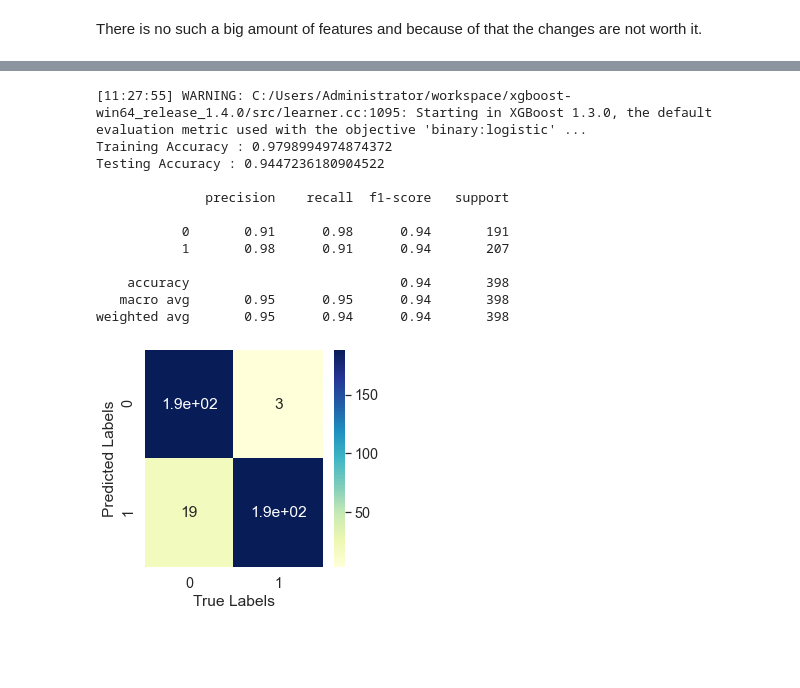
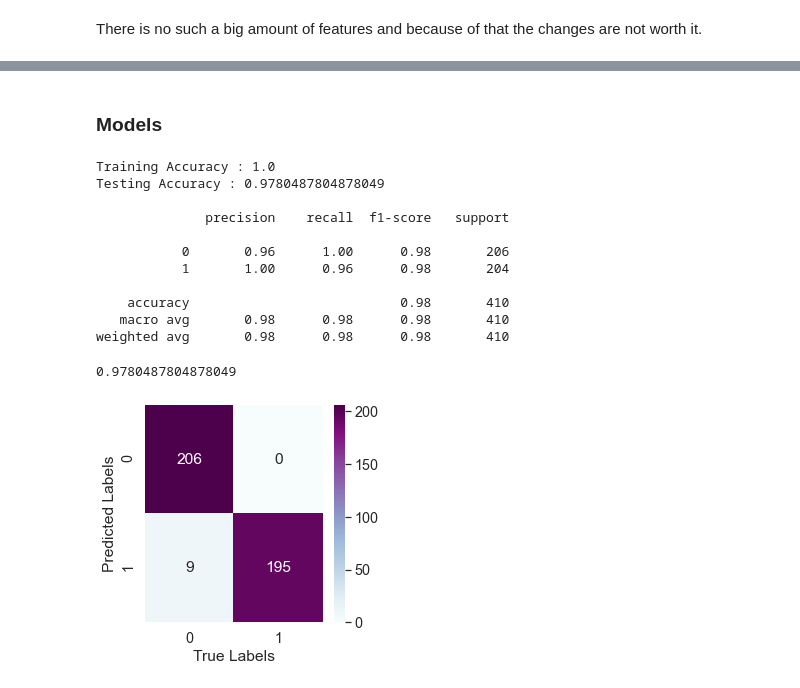
Before and after one commit to Esther-Bi/Data-Simulation-Semester-B-2021-Final-Project, a Jupyter notebook: Notebook 1 - Classification Heart Disease - Semester B.ipynb, the cells around one changed output, grey strips where cells are left out. Cells and saved outputs as stored; diff of their text form; code cells hidden in the pictures; blank space fills up the shorter version.

Commit message:
N1 - models

```diff
--- a/Notebook 1 - Classification Heart Disease - Semester B.ipynb
+++ b/Notebook 1 - Classification Heart Disease - Semester B.ipynb
@@ -686,16 +630,38 @@ weighted avg       0.99      0.99      0.99       398
-# %%
-HetmapAndConf(vr , X_train , y_train , X_test, y_test)
-# %% [output]
-[11:27:55] WARNING: C:/Users/Administrator/workspace/xgboost-win64_release_1.4.0/src/learner.cc:1095: Starting in XGBoost 1.3.0, the default evaluation metric used with the objective 'binary:logistic' ...
-Training Accuracy : 0.9798994974874372
-Testing Accuracy : 0.9447236180904522
-
-              precision    recall  f1-score   support
-
-           0       0.91      0.98      0.94       191
-           1       0.98      0.91      0.94       207
-
-    accuracy                           0.94       398
-   macro avg       0.95      0.95      0.94       398
-weighted avg       0.95      0.94      0.94       398
-[figure, removed]
+# %% [markdown]
+### Models
+# %%
+def conf_score(model):
+    pipeline_model = Pipeline([('scaler', StandardScaler()),
+                               ('model' , model)])
+
+
+    pipeline_model.fit(X_train, y_train)
+    #model prediction
+    y_pred = pipeline_model.predict(X_test)
+    sns.set(font_scale=1.3)
+    fig, ax = plt.subplots(figsize=(4, 4))
+    ax = sns.heatmap(confusion_matrix(y_test, y_pred), annot=True, cbar=True , cmap="BuPu" , fmt = '.0f')
+    plt.xlabel("True Labels")
+    plt.ylabel("Predicted Labels")
+    # evaluating the model
+    print("Training Accuracy :", pipeline_model.score(X_train, y_train))
+    print("Testing Accuracy :" , metrics.accuracy_score(y_test, y_pred))
+    print()
+    print(classification_report(y_test, y_pred))
+    return pipeline_model.score(X_test , y_test)
+# %%
+conf_score(XGBClassifier(eval_metric='mlogloss'))
+# %% [output]
+Training Accuracy : 1.0
+Testing Accuracy : 0.9780487804878049
+
+              precision    recall  f1-score   support
+
+           0       0.96      1.00      0.98       206
+           1       1.00      0.96      0.98       204
+
+    accuracy                           0.98       410
+   macro avg       0.98      0.98      0.98       410
+weighted avg       0.98      0.98      0.98       410
+0.9780487804878049
+[figure, added]
```
Also changed, not shown: parts of 24 cells of this notebook.
